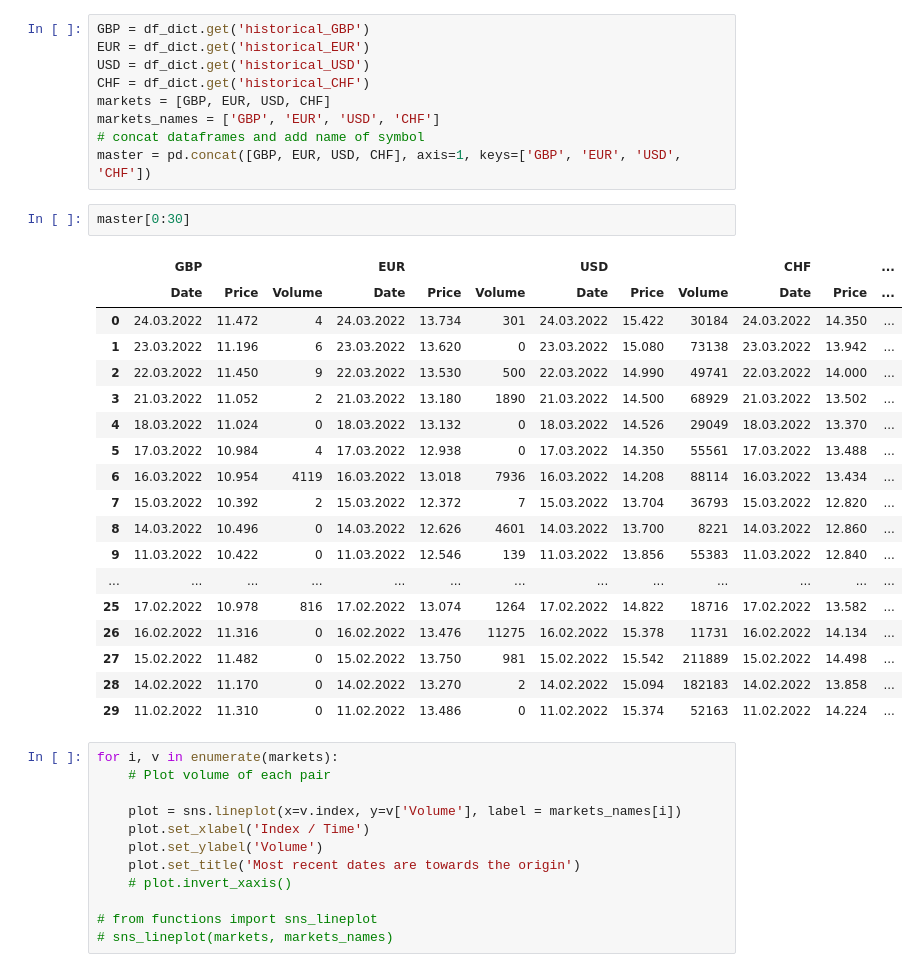
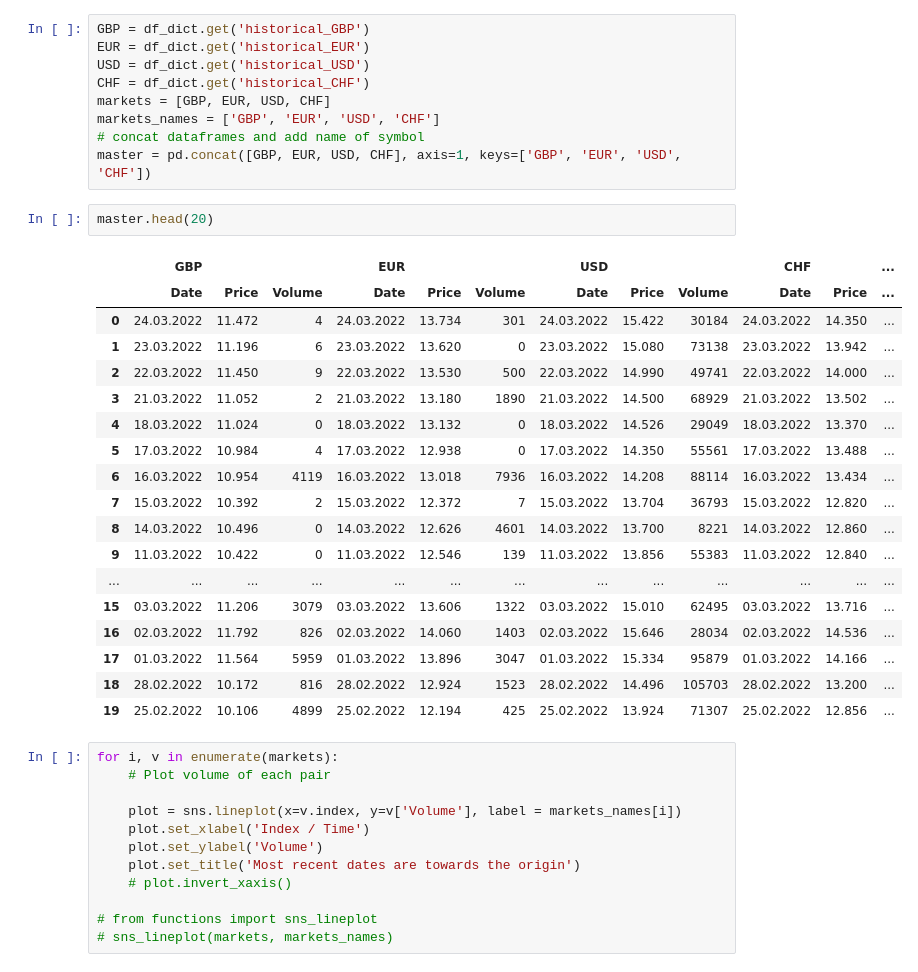
Before and after one commit to algo-dude/ETPLiquidity, a Jupyter notebook: liquidity.ipynb, the cells around one changed output. Saved outputs shown, nothing was run; the diff lists cells and outputs as text.

```diff
--- a/liquidity.ipynb
+++ b/liquidity.ipynb
@@ -32,27 +32,27 @@ markets = [GBP, EUR, USD, CHF]
 markets_names = ['GBP', 'EUR', 'USD', 'CHF']
 # concat dataframes and add name of symbol
 master = pd.concat([GBP, EUR, USD, CHF], axis=1, keys=['GBP', 'EUR', 'USD', 'CHF'])
-# %%
-master[0:30]
-# %% [output]
-|  | GBP |  |  | EUR |  |  | USD |  |  | CHF |  | ... |
-|  | Date | Price | Volume | Date | Price | Volume | Date | Price | Volume | Date | Price | ... |
-| 0 | 24.03.2022 | 11.472 | 4 | 24.03.2022 | 13.734 | 301 | 24.03.2022 | 15.422 | 30184 | 24.03.2022 | 14.350 | ... |
-| 1 | 23.03.2022 | 11.196 | 6 | 23.03.2022 | 13.620 | 0 | 23.03.2022 | 15.080 | 73138 | 23.03.2022 | 13.942 | ... |
-| 2 | 22.03.2022 | 11.450 | 9 | 22.03.2022 | 13.530 | 500 | 22.03.2022 | 14.990 | 49741 | 22.03.2022 | 14.000 | ... |
-| 3 | 21.03.2022 | 11.052 | 2 | 21.03.2022 | 13.180 | 1890 | 21.03.2022 | 14.500 | 68929 | 21.03.2022 | 13.502 | ... |
-| 4 | 18.03.2022 | 11.024 | 0 | 18.03.2022 | 13.132 | 0 | 18.03.2022 | 14.526 | 29049 | 18.03.2022 | 13.370 | ... |
-| 5 | 17.03.2022 | 10.984 | 4 | 17.03.2022 | 12.938 | 0 | 17.03.2022 | 14.350 | 55561 | 17.03.2022 | 13.488 | ... |
-| 6 | 16.03.2022 | 10.954 | 4119 | 16.03.2022 | 13.018 | 7936 | 16.03.2022 | 14.208 | 88114 | 16.03.2022 | 13.434 | ... |
-| 7 | 15.03.2022 | 10.392 | 2 | 15.03.2022 | 12.372 | 7 | 15.03.2022 | 13.704 | 36793 | 15.03.2022 | 12.820 | ... |
-| 8 | 14.03.2022 | 10.496 | 0 | 14.03.2022 | 12.626 | 4601 | 14.03.2022 | 13.700 | 8221 | 14.03.2022 | 12.860 | ... |
-| 9 | 11.03.2022 | 10.422 | 0 | 11.03.2022 | 12.546 | 139 | 11.03.2022 | 13.856 | 55383 | 11.03.2022 | 12.840 | ... |
-| ... | ... | ... | ... | ... | ... | ... | ... | ... | ... | ... | ... | ... |
-| 25 | 17.02.2022 | 10.978 | 816 | 17.02.2022 | 13.074 | 1264 | 17.02.2022 | 14.822 | 18716 | 17.02.2022 | 13.582 | ... |
-| 26 | 16.02.2022 | 11.316 | 0 | 16.02.2022 | 13.476 | 11275 | 16.02.2022 | 15.378 | 11731 | 16.02.2022 | 14.134 | ... |
-| 27 | 15.02.2022 | 11.482 | 0 | 15.02.2022 | 13.750 | 981 | 15.02.2022 | 15.542 | 211889 | 15.02.2022 | 14.498 | ... |
-| 28 | 14.02.2022 | 11.170 | 0 | 14.02.2022 | 13.270 | 2 | 14.02.2022 | 15.094 | 182183 | 14.02.2022 | 13.858 | ... |
-| 29 | 11.02.2022 | 11.310 | 0 | 11.02.2022 | 13.486 | 0 | 11.02.2022 | 15.374 | 52163 | 11.02.2022 | 14.224 | ... |
+# %%
+master.head(20)
+# %% [output]
+|  | GBP |  |  | EUR |  |  | USD |  |  | CHF |  | ... |
+|  | Date | Price | Volume | Date | Price | Volume | Date | Price | Volume | Date | Price | ... |
+| 0 | 24.03.2022 | 11.472 | 4 | 24.03.2022 | 13.734 | 301 | 24.03.2022 | 15.422 | 30184 | 24.03.2022 | 14.350 | ... |
+| 1 | 23.03.2022 | 11.196 | 6 | 23.03.2022 | 13.620 | 0 | 23.03.2022 | 15.080 | 73138 | 23.03.2022 | 13.942 | ... |
+| 2 | 22.03.2022 | 11.450 | 9 | 22.03.2022 | 13.530 | 500 | 22.03.2022 | 14.990 | 49741 | 22.03.2022 | 14.000 | ... |
+| 3 | 21.03.2022 | 11.052 | 2 | 21.03.2022 | 13.180 | 1890 | 21.03.2022 | 14.500 | 68929 | 21.03.2022 | 13.502 | ... |
+| 4 | 18.03.2022 | 11.024 | 0 | 18.03.2022 | 13.132 | 0 | 18.03.2022 | 14.526 | 29049 | 18.03.2022 | 13.370 | ... |
+| 5 | 17.03.2022 | 10.984 | 4 | 17.03.2022 | 12.938 | 0 | 17.03.2022 | 14.350 | 55561 | 17.03.2022 | 13.488 | ... |
+| 6 | 16.03.2022 | 10.954 | 4119 | 16.03.2022 | 13.018 | 7936 | 16.03.2022 | 14.208 | 88114 | 16.03.2022 | 13.434 | ... |
+| 7 | 15.03.2022 | 10.392 | 2 | 15.03.2022 | 12.372 | 7 | 15.03.2022 | 13.704 | 36793 | 15.03.2022 | 12.820 | ... |
+| 8 | 14.03.2022 | 10.496 | 0 | 14.03.2022 | 12.626 | 4601 | 14.03.2022 | 13.700 | 8221 | 14.03.2022 | 12.860 | ... |
+| 9 | 11.03.2022 | 10.422 | 0 | 11.03.2022 | 12.546 | 139 | 11.03.2022 | 13.856 | 55383 | 11.03.2022 | 12.840 | ... |
+| ... | ... | ... | ... | ... | ... | ... | ... | ... | ... | ... | ... | ... |
+| 15 | 03.03.2022 | 11.206 | 3079 | 03.03.2022 | 13.606 | 1322 | 03.03.2022 | 15.010 | 62495 | 03.03.2022 | 13.716 | ... |
+| 16 | 02.03.2022 | 11.792 | 826 | 02.03.2022 | 14.060 | 1403 | 02.03.2022 | 15.646 | 28034 | 02.03.2022 | 14.536 | ... |
+| 17 | 01.03.2022 | 11.564 | 5959 | 01.03.2022 | 13.896 | 3047 | 01.03.2022 | 15.334 | 95879 | 01.03.2022 | 14.166 | ... |
+| 18 | 28.02.2022 | 10.172 | 816 | 28.02.2022 | 12.924 | 1523 | 28.02.2022 | 14.496 | 105703 | 28.02.2022 | 13.200 | ... |
+| 19 | 25.02.2022 | 10.106 | 4899 | 25.02.2022 | 12.194 | 425 | 25.02.2022 | 13.924 | 71307 | 25.02.2022 | 12.856 | ... |
 # %%
 for i, v in enumerate(markets):
     # Plot volume of each pair
```
Also changed, not shown: parts of 18 cells of this notebook.
